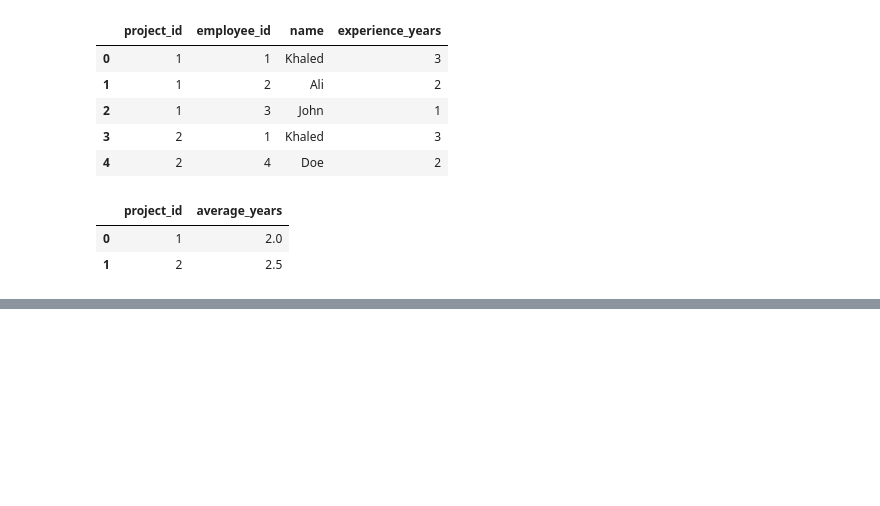
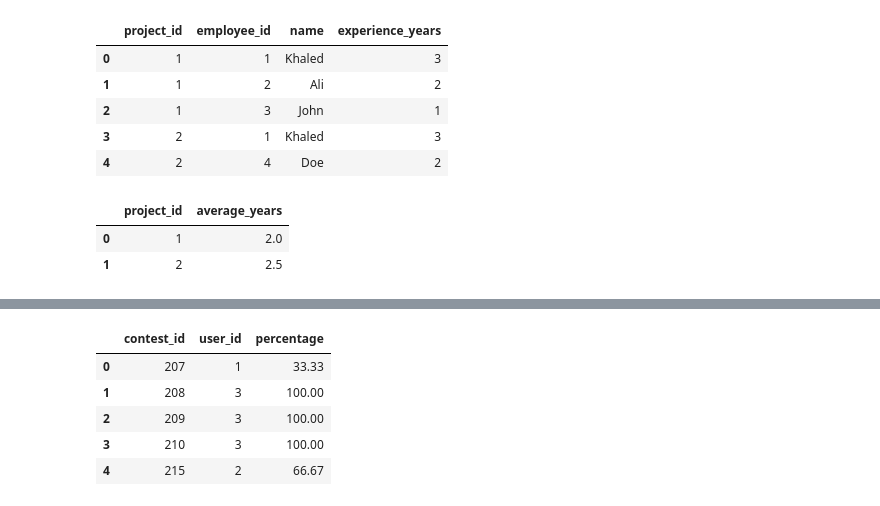
Before and after one commit to Swap-20/Leetcode-Pandas, a Jupyter notebook: Leetcode_Pandas.ipynb, the cells around one changed output, grey strips where cells are left out. Saved outputs shown, nothing was run; the diff lists cells and outputs as text; code cells hidden in the pictures; blank space fills up the shorter version.

```diff
--- a/Leetcode_Pandas.ipynb
+++ b/Leetcode_Pandas.ipynb
@@ -2099,0 +2161,3 @@ df
+# %%
+tot_contest = df.groupby('contest_id')['user_id'].nunique().reset_index()
+tot_contest
@@ -2099,0 +2171,10 @@ df
+# %%
+tot_contest['percentage'] = round((tot_contest['user_id'] * 100) / tot_users, 2)
+tot_contest
+# %% [output]
+|  | contest_id | user_id | percentage |
+| 0 | 207 | 1 | 33.33 |
+| 1 | 208 | 3 | 100.00 |
+| 2 | 209 | 3 | 100.00 |
+| 3 | 210 | 3 | 100.00 |
+| 4 | 215 | 2 | 66.67 |
```
Also changed, not shown: parts of 8 cells of this notebook.
